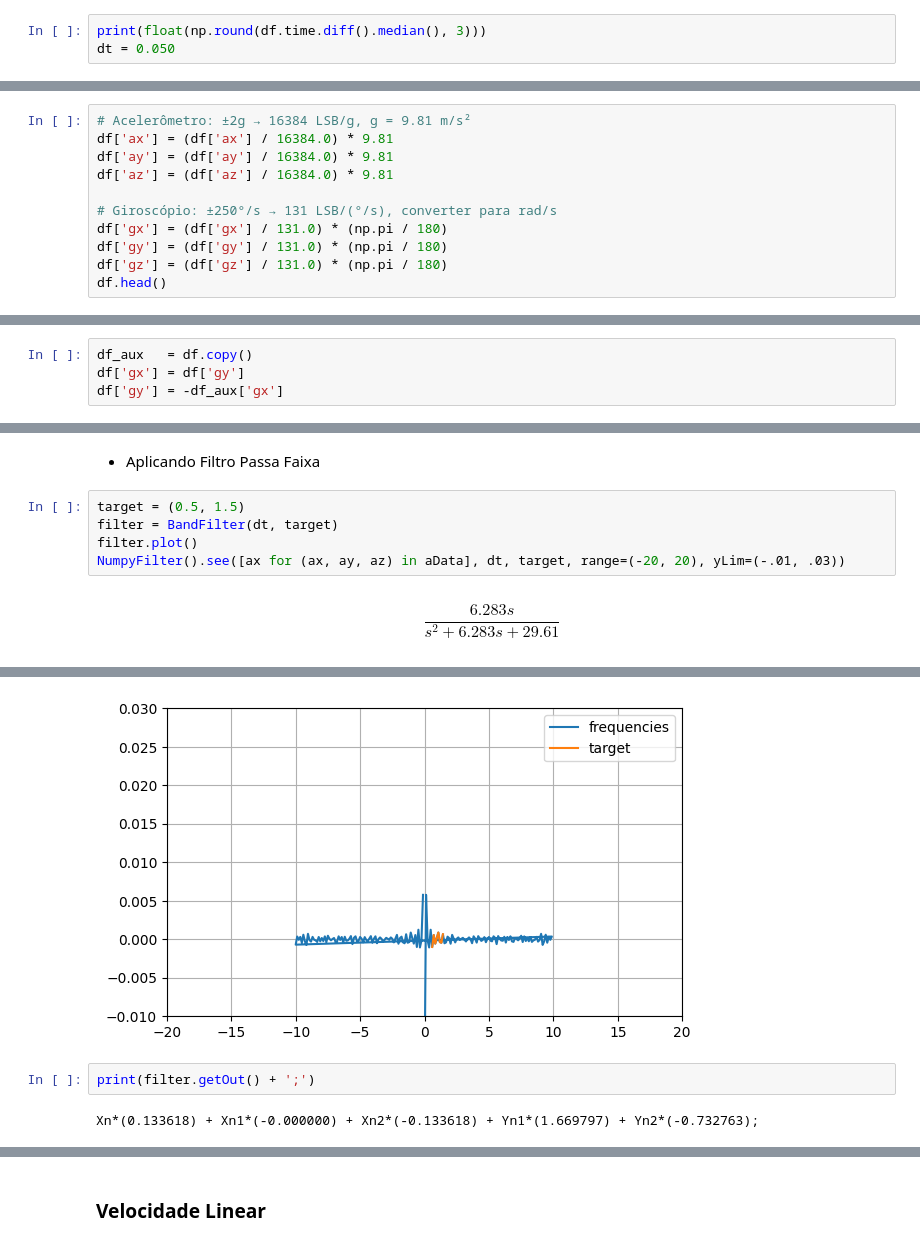
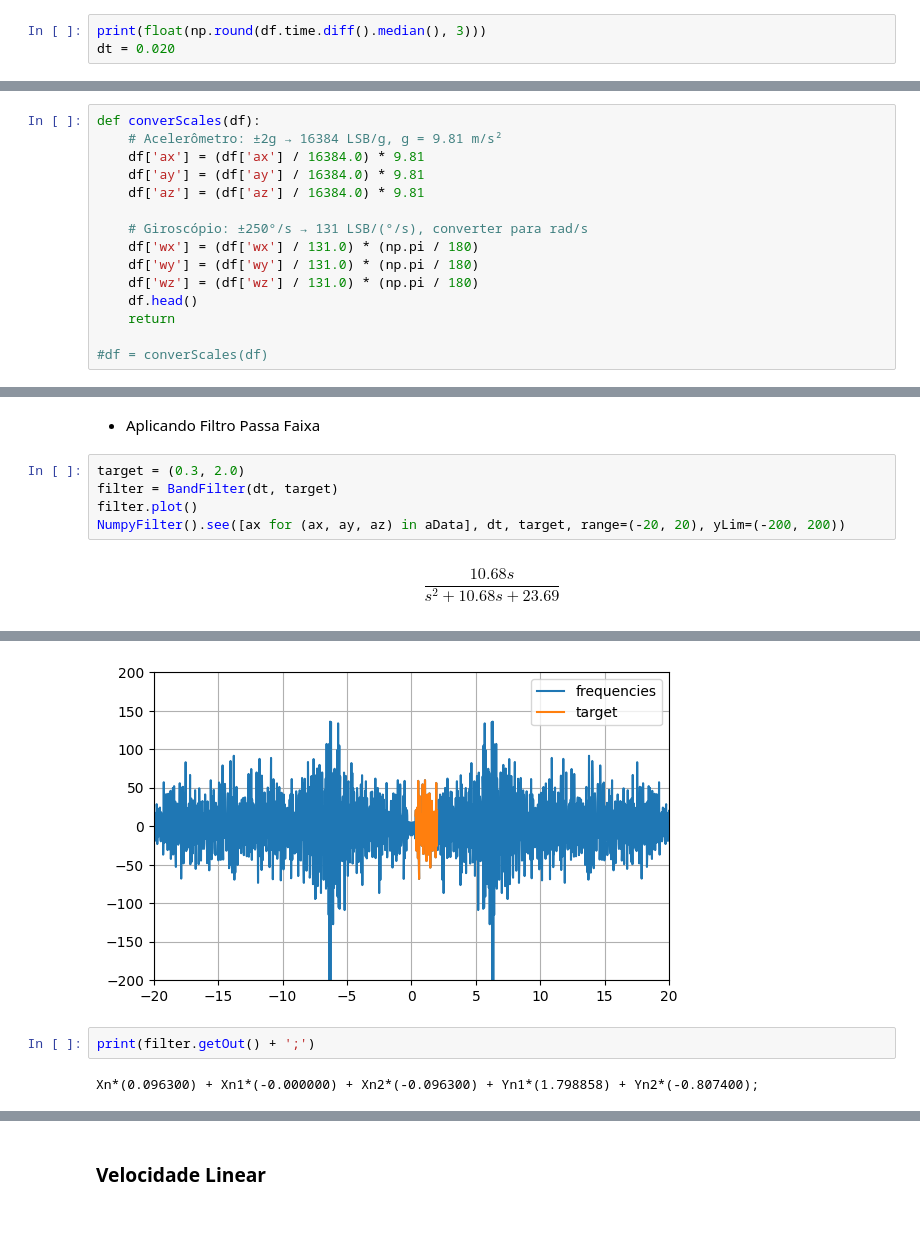
Before and after one commit to KlaussMarchi/MRU, a Jupyter notebook: Analysis/Concepts/Analysis.ipynb, the cells around one changed output, grey strips where cells are left out. Saved outputs shown, nothing was run; the diff lists cells and outputs as text.

```diff
--- a/Analysis/Concepts/Analysis.ipynb
+++ b/Analysis/Concepts/Analysis.ipynb
@@ -28,5 +28,5 @@ df
 # NORMALIZANDO DADOS
 # %%
 print(float(np.round(df.time.diff().median(), 3)))
-dt = 0.050
+dt = 0.020
 # %% [output]
@@ -54,13 +54,17 @@ df.head()
 # CONVERSÃO DE UNIDADES
 Os sensores entregam dados em unidades digitais (LSB), que precisam ser convertidas para m/s² (aceleração) e rad/s (velocidade angular) para fazer cálculos físicos corretos, como integração e rotação.
 # %%
-# Acelerômetro: ±2g → 16384 LSB/g, g = 9.81 m/s²
-df['ax'] = (df['ax'] / 16384.0) * 9.81
-df['ay'] = (df['ay'] / 16384.0) * 9.81
-df['az'] = (df['az'] / 16384.0) * 9.81
+def converScales(df):
+    # Acelerômetro: ±2g → 16384 LSB/g, g = 9.81 m/s²
+    df['ax'] = (df['ax'] / 16384.0) * 9.81
+    df['ay'] = (df['ay'] / 16384.0) * 9.81
+    df['az'] = (df['az'] / 16384.0) * 9.81
 
-# Giroscópio: ±250°/s → 131 LSB/(°/s), converter para rad/s
-df['gx'] = (df['gx'] / 131.0) * (np.pi / 180)
-df['gy'] = (df['gy'] / 131.0) * (np.pi / 180)
-df['gz'] = (df['gz'] / 131.0) * (np.pi / 180)
-df.head()
+    # Giroscópio: ±250°/s → 131 LSB/(°/s), converter para rad/s
+    df['wx'] = (df['wx'] / 131.0) * (np.pi / 180)
+    df['wy'] = (df['wy'] / 131.0) * (np.pi / 180)
+    df['wz'] = (df['wz'] / 131.0) * (np.pi / 180)
+    df.head()
+    return
+
+#df = converScales(df)
@@ -74,7 +71,3 @@ df.head()
-# %%
-df_aux   = df.copy()
-df['gx'] = df['gy']
-df['gy'] = -df_aux['gx']
 # %% [markdown]
 # VETORIZAÇÃO
 # %%
@@ -131,9 +124,9 @@ plotData(tData, {
 # %% [markdown]
 - Aplicando Filtro Passa Faixa
 # %%
-target = (0.5, 1.5)
+target = (0.3, 2.0)
 filter = BandFilter(dt, target)
 filter.plot()
-NumpyFilter().see([ax for (ax, ay, az) in aData], dt, target, range=(-20, 20), yLim=(-.01, .03))
+NumpyFilter().see([ax for (ax, ay, az) in aData], dt, target, range=(-20, 20), yLim=(-200, 200))
 # %% [output]
-$$\frac{6.283 s}{s^2 + 6.283 s + 29.61}$$
+$$\frac{10.68 s}{s^2 + 10.68 s + 23.69}$$
@@ -141,8 +134,8 @@ $$\frac{6.283 s}{s^2 + 6.283 s + 29.61}$$
-[figure, old version]
+[figure, new version]
 # %%
 print(filter.getOut() + ';')
 # %% [output]
-Xn*(0.133618) + Xn1*(-0.000000) + Xn2*(-0.133618) + Yn1*(1.669797) + Yn2*(-0.732763);
+Xn*(0.096300) + Xn1*(-0.000000) + Xn2*(-0.096300) + Yn1*(1.798858) + Yn2*(-0.807400);
 # %%
 aData = np.column_stack([
     filter.apply([ax for (ax, ay, az) in aData]),
```
Also changed, not shown: parts of 20 cells of this notebook, 12 other files.
